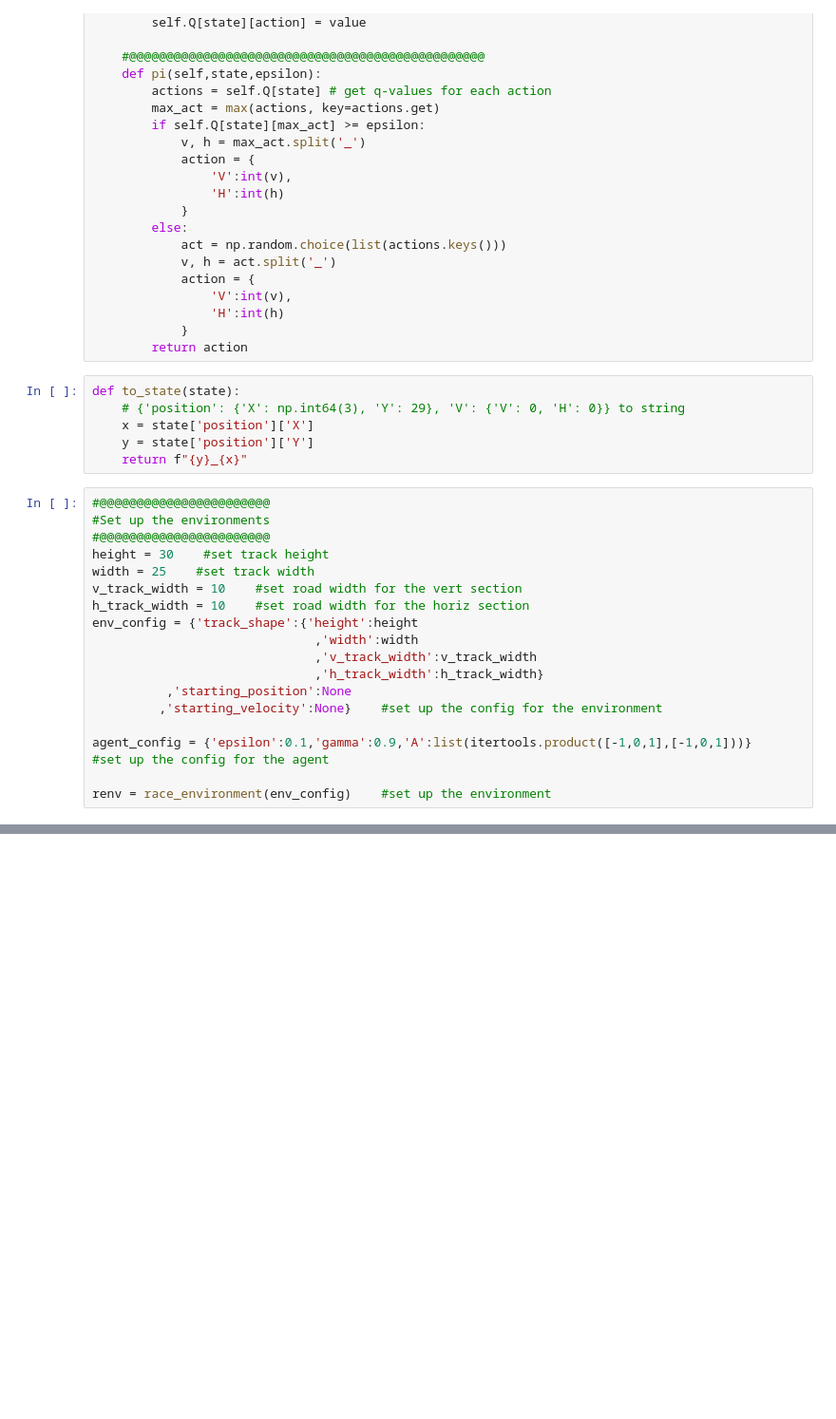
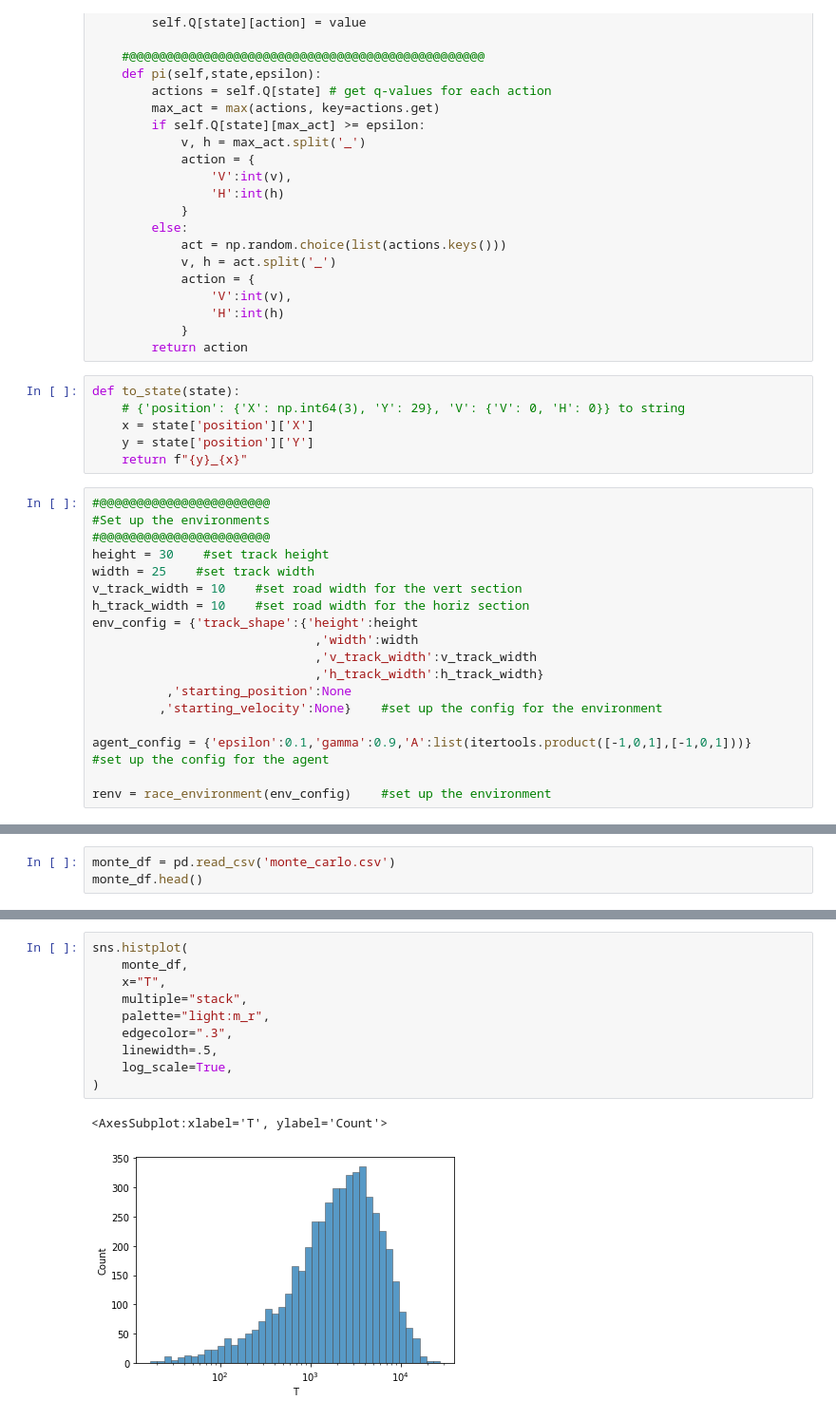
Before and after one commit to halliganbs/csc5661, a Jupyter notebook: lab3/Race_environment.ipynb, the cells around one changed output, grey strips where cells are left out. Shown at 95% size. Drawn from its saved outputs; the diff is of its cells as text; blank space fills up the shorter version.

```diff
--- a/lab3/Race_environment.ipynb
+++ b/lab3/Race_environment.ipynb
@@ -305,0 +372,3 @@ monte_data = pd.DataFrame(data=runtime_data)
+# %%
+monte_df = pd.read_csv('monte_carlo.csv')
+monte_df.head()
@@ -305,0 +382,13 @@ monte_data = pd.DataFrame(data=runtime_data)
+# %%
+sns.histplot(
+    monte_df,
+    x="T",
+    multiple="stack",
+    palette="light:m_r",
+    edgecolor=".3",
+    linewidth=.5,
+    log_scale=True,
+)
+# %% [output]
+<AxesSubplot:xlabel='T', ylabel='Count'>
+[figure, added]
```
Also changed, not shown: parts of 40 cells of this notebook, 9 other files.
